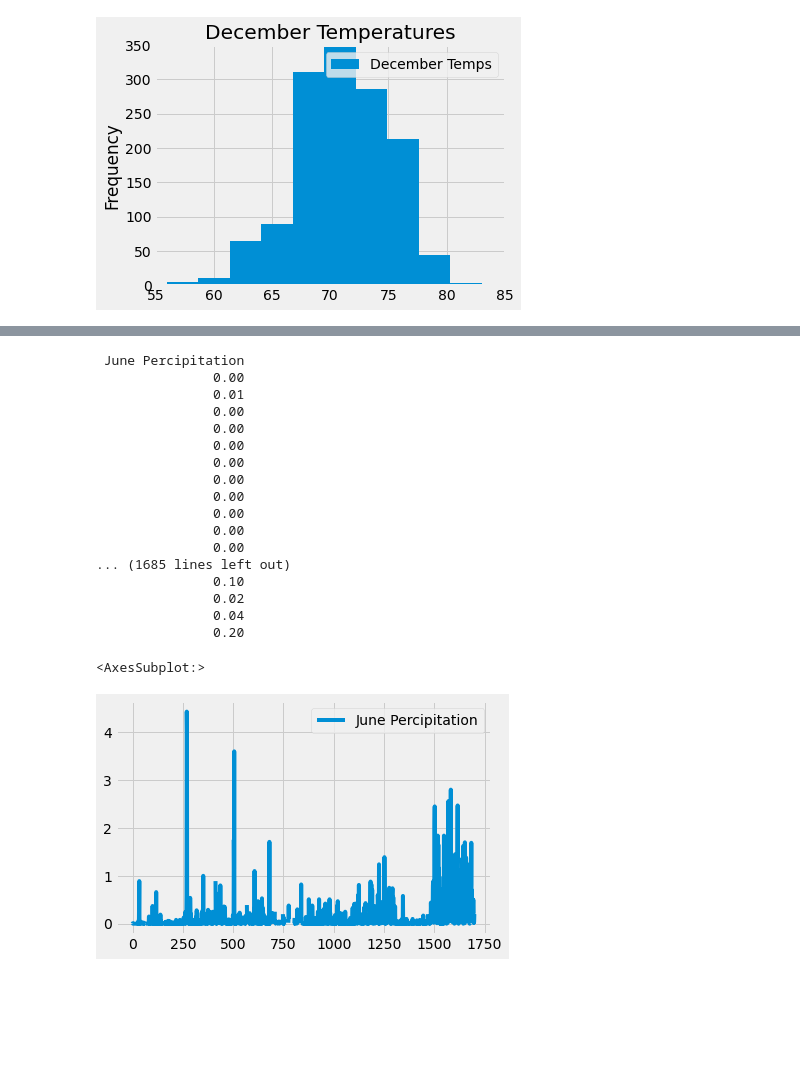
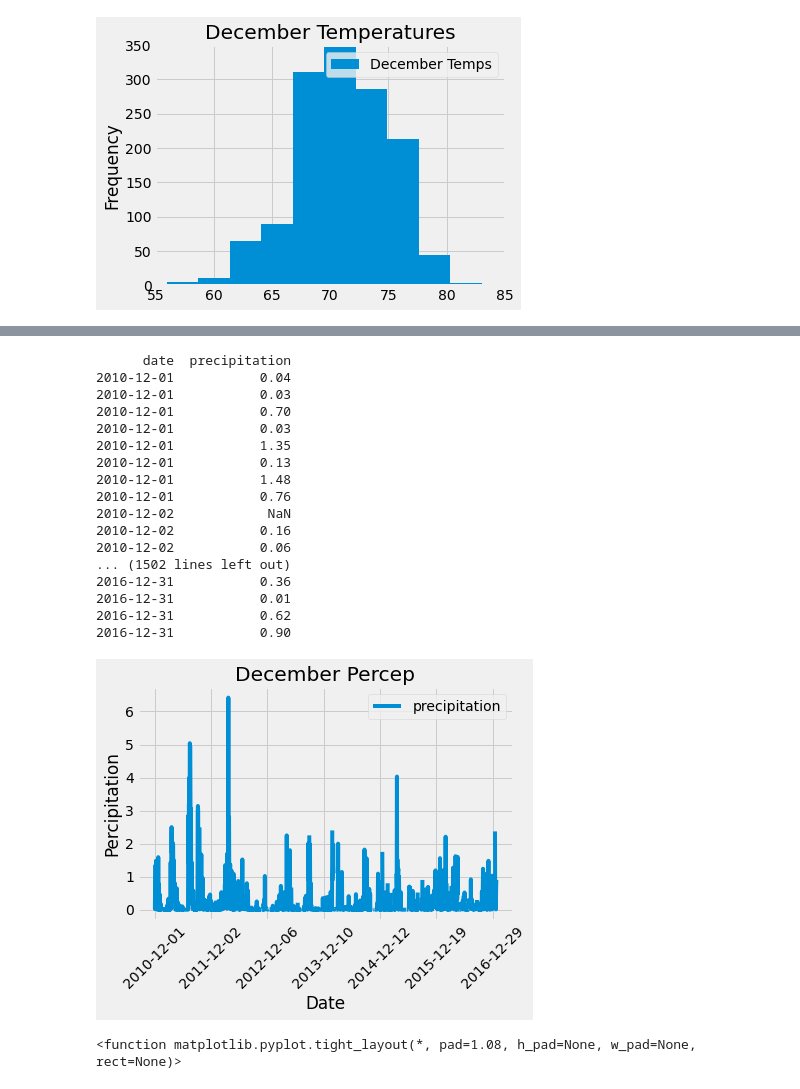
Before and after one commit to liz-mcdaneld/Surfs_Up, a Jupyter notebook: SurfsUp_Challenge.ipynb, the cells around one changed output, grey strips where cells are left out. Drawn from its saved outputs; the diff is of its cells as text; code cells hidden in the pictures; blank space fills up the shorter version.

```diff
--- a/SurfsUp_Challenge.ipynb
+++ b/SurfsUp_Challenge.ipynb
@@ -279,0 +380,7 @@ plt.ylim([0,350])
+# %%
+# Save the query results as a Pandas DataFrame and set the index to the date column
+December_prcep_df = pd.DataFrame(December_prcep, columns=['date','precipitation'])
+# Sort the dataframe by date
+December_prcep_df.set_index(December_prcep_df['date'], inplace=True)
+December_prcep_df = December_prcep_df.sort_index()
+print(December_prcep_df)
@@ -280,27 +403,33 @@ plt.ylim([0,350])
 # %%
 # Print the Dataframe without the index
-print(june_prcp_df.to_string(index=False))
+print(December_prcep_df.to_string(index=False))
 # %% [output]
- June Percipitation
-               0.00
-               0.01
-               0.00
-               0.00
-               0.00
-               0.00
-               0.00
-               0.00
-               0.00
-               0.00
-               0.00
-... (1685 lines left out)
-               0.10
-               0.02
-               0.04
-               0.20
+      date  precipitation
+2010-12-01           0.04
+2010-12-01           0.03
+2010-12-01           0.70
+2010-12-01           0.03
+2010-12-01           1.35
+2010-12-01           0.13
+2010-12-01           1.48
+2010-12-01           0.76
+2010-12-02            NaN
+2010-12-02           0.16
+2010-12-02           0.06
+... (1502 lines left out)
+2016-12-31           0.36
+2016-12-31           0.01
+2016-12-31           0.62
+2016-12-31           0.90
 # %%
 # Use Pandas Plotting with Matplotlib to plot the data
-june_prcp_df.plot()
+December_prcep_df.plot()
+plt.title("December Percep")
+plt.ylabel("Percipitation")
+plt.xlabel("Date")
+plt.xticks(rotation=45)
+plt.show()
+plt.tight_layout
 # %% [output]
+[figure, new version]
-<AxesSubplot:>
+<function matplotlib.pyplot.tight_layout(*, pad=1.08, h_pad=None, w_pad=None, rect=None)>
-[figure, old version]
```
Also changed, not shown: parts of 14 cells of this notebook.
